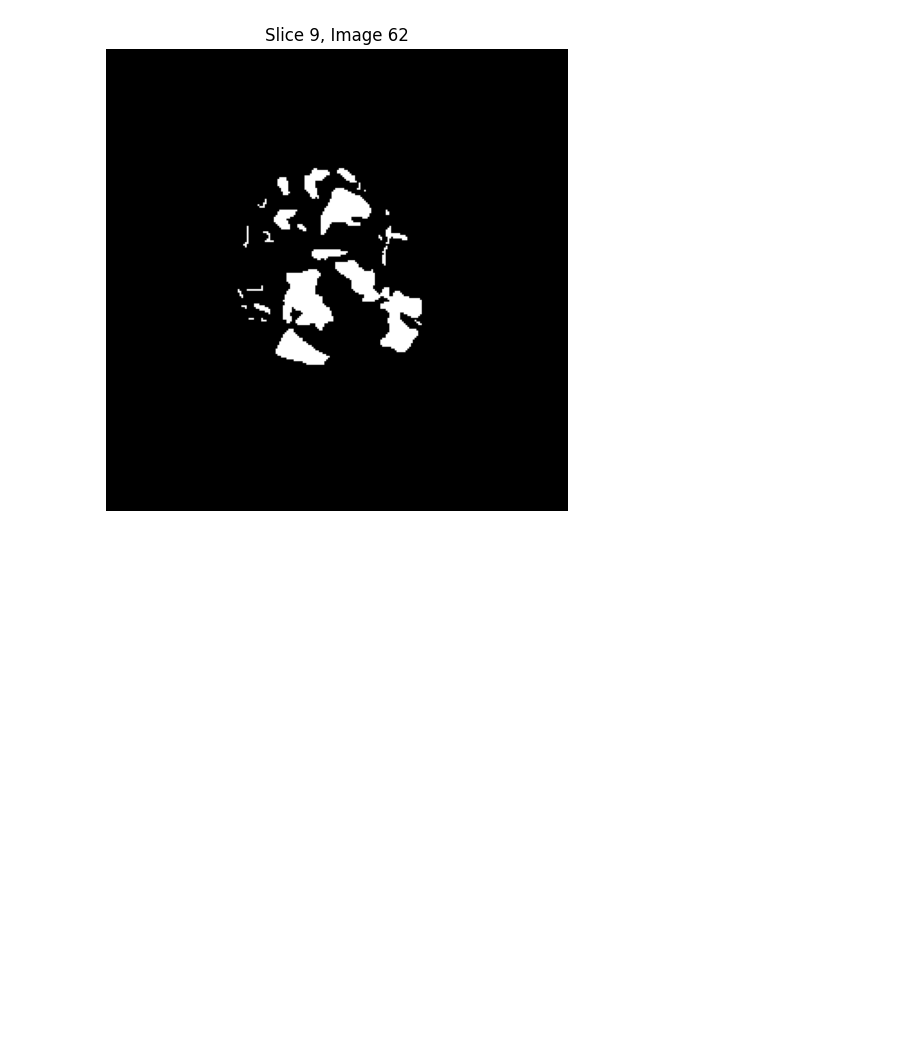
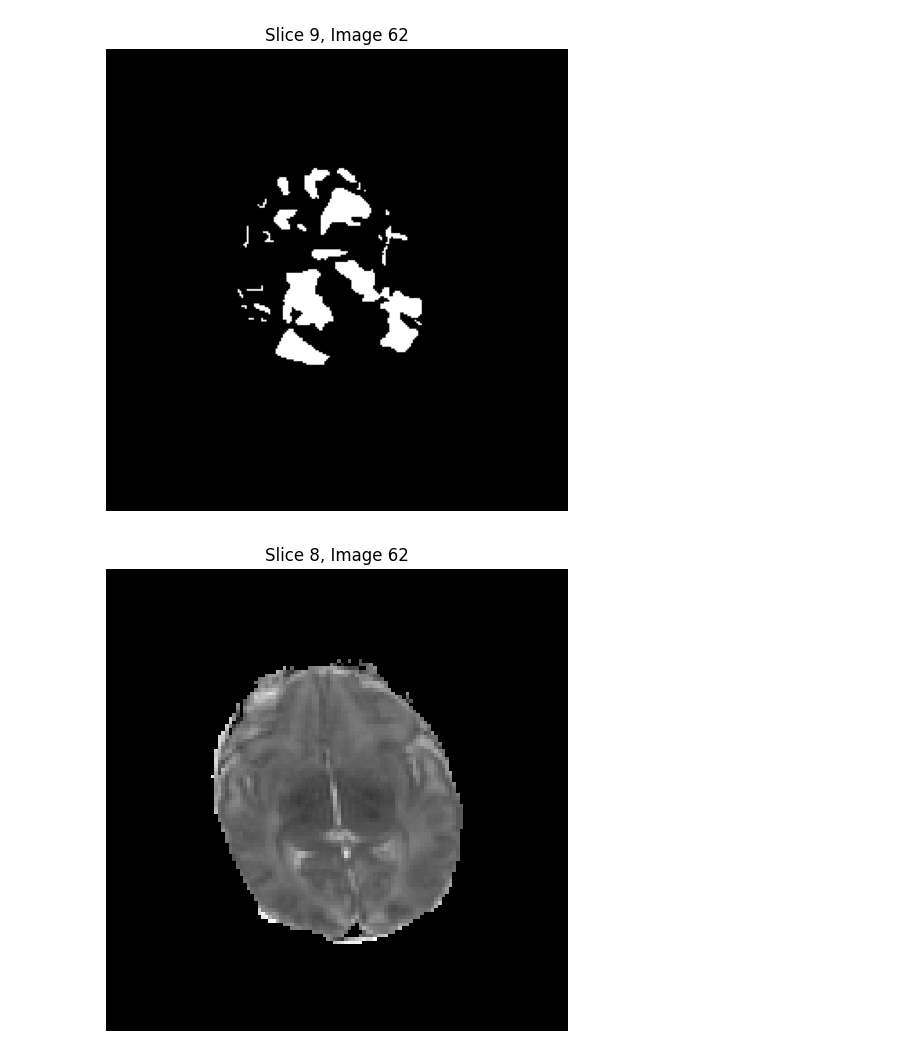
Before and after one commit to NikitaArya17/deep-learning-course-project, a Jupyter notebook: code/CSE602_Final_Project.ipynb, the cells around one changed output. Saved outputs shown, nothing was run; the diff lists cells and outputs as text; code cells hidden in the pictures; blank space fills up the shorter version.

Commit message:
Updated code to visualise validation data

```diff
--- a/code/CSE602_Final_Project.ipynb
+++ b/code/CSE602_Final_Project.ipynb
@@ -117,3 +123,21 @@ for i in [10, 14, 15, 28, 62]:
 [figure]
 [figure]
 [figure]
+# %%
+# Let's also have a look at a sample of the validation data.
+
+#First, the raw image...
+
+val_dir_raw =  '/content/1ADC_ss'
+
+val_image = sitk.ReadImage(f"{val_dir_raw}/MGHNICU_001-VISIT_01-ADC_ss.mha")
+val_array = sitk.GetArrayFromImage(val_image)
+mid_slice = val_array.shape[0] // 2
+
+plt.figure(figsize=(8, 6))
+plt.imshow(val_array[mid_slice, :, :], cmap = 'gray')
+plt.title(f"Slice {mid_slice}, Image {i}")
+plt.axis('off')
+plt.show()
+# %% [output]
+[figure, added]
```
Also changed, not shown: parts of 9 cells of this notebook, 1 other file.
